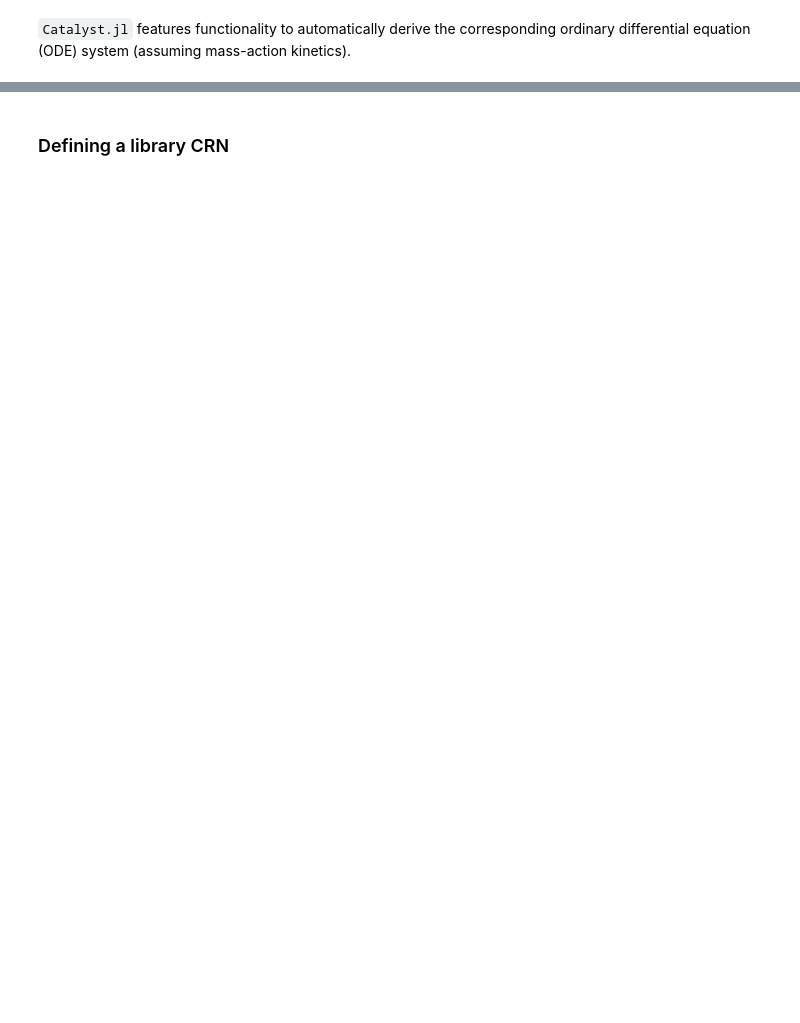
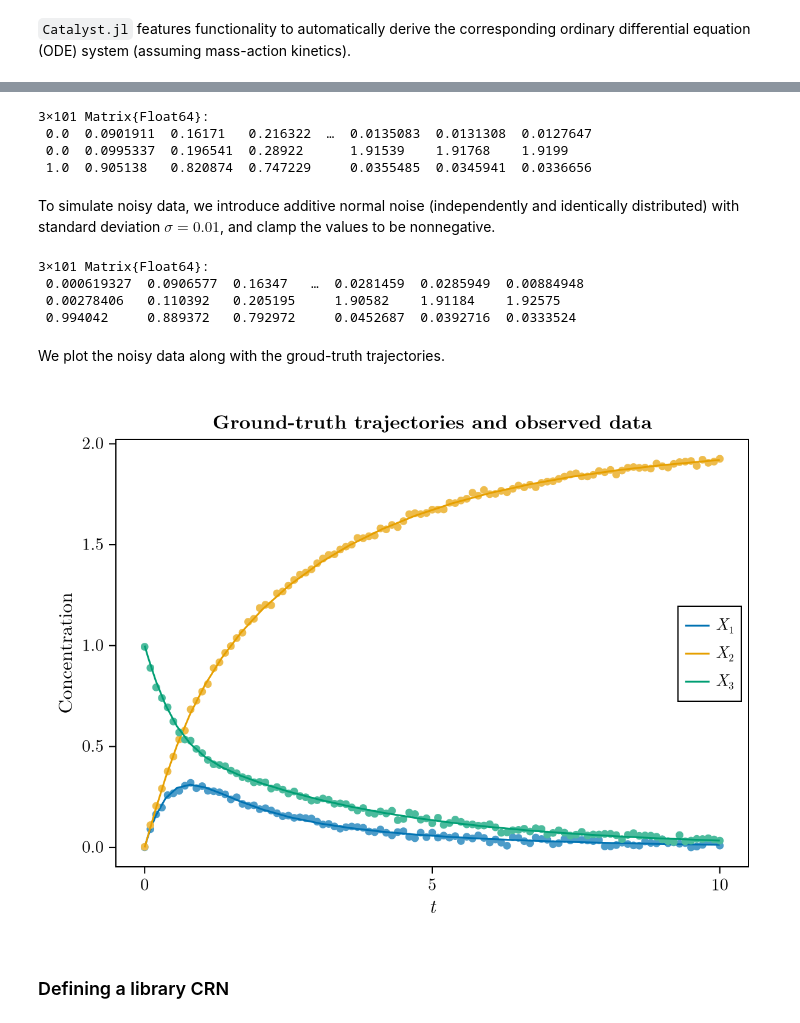
Before and after one commit to ysfoo/crn-inference, a Jupyter notebook: crn_inference_tutorial.ipynb, the cells around one changed output, grey strips where cells are left out. Cells and saved outputs as stored; diff of their text form; code cells hidden in the pictures; blank space fills up the shorter version.

```diff
--- a/crn_inference_tutorial.ipynb
+++ b/crn_inference_tutorial.ipynb
@@ -39,5 +42,8 @@ using DifferentialEquations
 # %%
-t_span = (0., 10.); # time interval to solve on
-x0map = [:X1 => 0., :X2 => 0., :X3 => 1.]; # initial conditions.
-oprob = ODEProblem(true_rn, x0map, t_span, kmap);
+t_span = (0., 10.) # time interval to solve on
+x0map = [:X₁ => 0., :X₂ => 0., :X₃ => 1.] # initial conditions
+true_kmap  = (:k₁ => 1., :k₁₈ => 1., :k₁₃ => 1.) # ground-truth reaction rate constants
+
+true_oprob = ODEProblem(true_crn, x0map, t_span, true_kmap)
+true_sol = solve(true_oprob)
 # %% [output]
@@ -46,2 +69,53 @@ Suggestion: check for spelling errors or missing imports.
+# %%
+n_obs = 101
+t_obs = range(t_span..., n_obs)
+data_noiseless = reduce(hcat, true_sol(t_obs).u)
+# %% [output]
+3×101 Matrix{Float64}:
+ 0.0  0.0901911  0.16171   0.216322  …  0.0135083  0.0131308  0.0127647
+ 0.0  0.0995337  0.196541  0.28922      1.91539    1.91768    1.9199
+ 1.0  0.905138   0.820874  0.747229     0.0355485  0.0345941  0.0336656
+# %% [markdown]
+To simulate noisy data, we introduce additive normal noise (independently and identically distributed) with standard deviation $\sigma=0.01$, and clamp the values to be nonnegative.
+# %%
+using Random
+Random.seed!(1) # for reproducibility
+
+σ = 0.01
+data = data_noiseless .+ σ .* randn(size(data_noiseless)) # additive normal noise
+data = max.(data, 0) # clamp negative values to 0
+# %% [output]
+3×101 Matrix{Float64}:
+ 0.000619327  0.0906577  0.16347   …  0.0281459  0.0285949  0.00884948
+ 0.00278406   0.110392   0.205195     1.90582    1.91184    1.92575
+ 0.994042     0.889372   0.792972     0.0452687  0.0392716  0.0333524
+# %% [markdown]
+We plot the noisy data along with the groud-truth trajectories.
+# %%
+# Plotting setup
+using CairoMakie
+using Colors
+set_theme!(theme_latexfonts());
+update_theme!(
+	Axis=(;
+		xgridvisible=false, ygridvisible=false,
+		xlabelsize=16, ylabelsize=16,
+		titlesize=16,
+	),
+)
+palette = Makie.wong_colors();
+lighten(c, w) = RGB((1 .- (1 .- [c.r, c.g, c.b]).*w)...); # lighten color c (w=0 gives white)
+# %%
+f = Figure()
+ax = Axis(f[1,1], xlabel=L"t", ylabel="Concentration", title="Ground-truth trajectories and observed data")
+n_species = size(data, 1)
+for i in 1:n_species
+    scatter!(t_obs, data[i,:], color=lighten(palette[i], 0.7))
+    lines!(true_sol.t, [pt[i] for pt in true_sol.u], label=L"X_%$i")
+end
+axislegend(position=:rc);
+current_figure()
+# %% [output]
+[figure, added]
 # %% [markdown]
 ### Defining a library CRN
```
Also changed, not shown: parts of 14 cells of this notebook.
